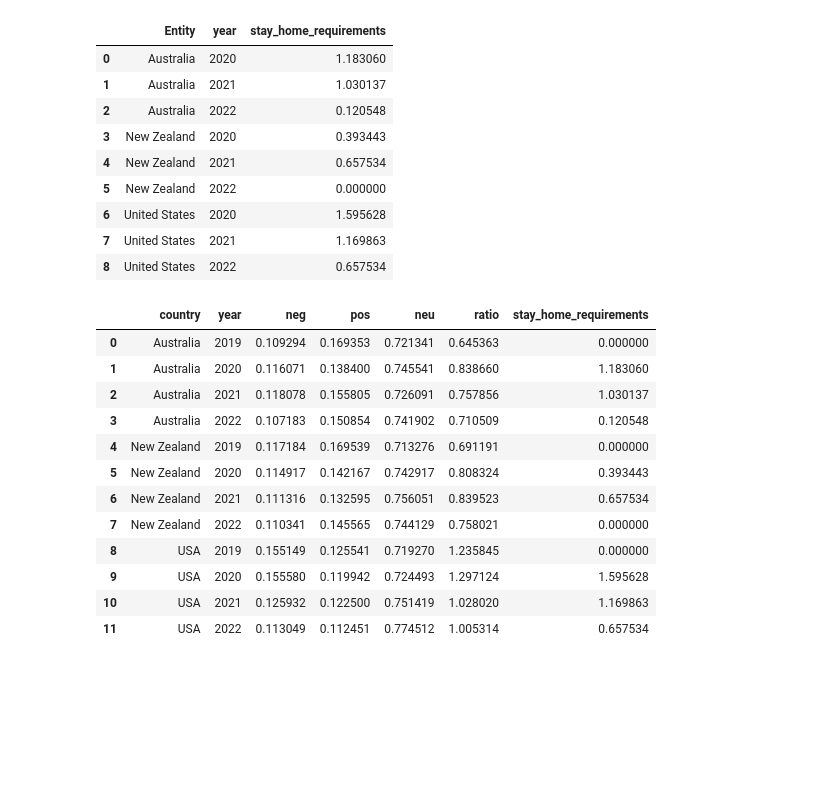
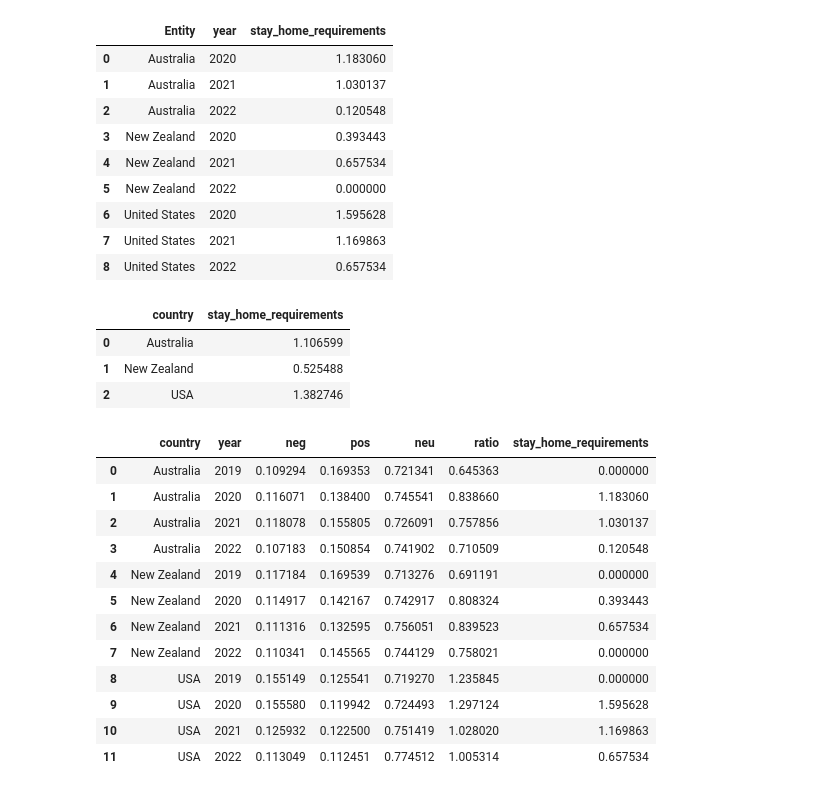
Before and after one commit to danidlsa/Final-Project-TM, a Jupyter notebook: Implementing model.ipynb, the cells around one changed output. Saved outputs shown, nothing was run; the diff lists cells and outputs as text; code cells hidden in the pictures; blank space fills up the shorter version.

```diff
--- a/Implementing model.ipynb
+++ b/Implementing model.ipynb
@@ -142,6 +144,22 @@ covid_by_year= covid_by_year.drop(columns=["Entity"])
 covid_by_year["country"]= covid_by_year["country"].str.replace(r'United States', 'USA')
 
 df_grouped["year"]=df_grouped["year"].astype(np.int64)
+# %%
+covid_by_year_viz = covid_by_year[covid_by_year["year"]<=2021]
+
+
+covid_by_year_viz = (
+    covid_by_year_viz[["stay_home_requirements", "country"]].groupby(['country'])
+    .agg(['mean'])
+)
+
+covid_by_year_viz = covid_by_year_viz.droplevel(axis=1, level=1).reset_index()
+covid_by_year_viz
+# %% [output]
+|  | country | stay_home_requirements |
+| 0 | Australia | 1.106599 |
+| 1 | New Zealand | 0.525488 |
+| 2 | USA | 1.382746 |
 # %%
 df_full = pd.merge(df_grouped,covid_by_year,how='left',left_on=["country", str("year")], right_on=["country", str("year")])
 # %%
```
Also changed, not shown: parts of 17 cells of this notebook, 1 other file.
